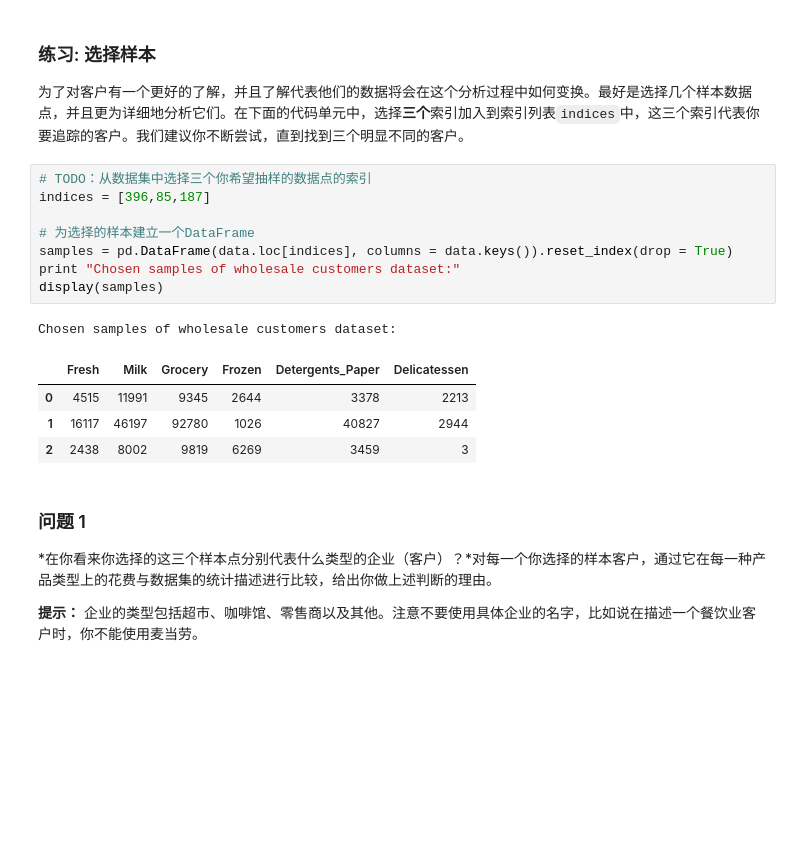
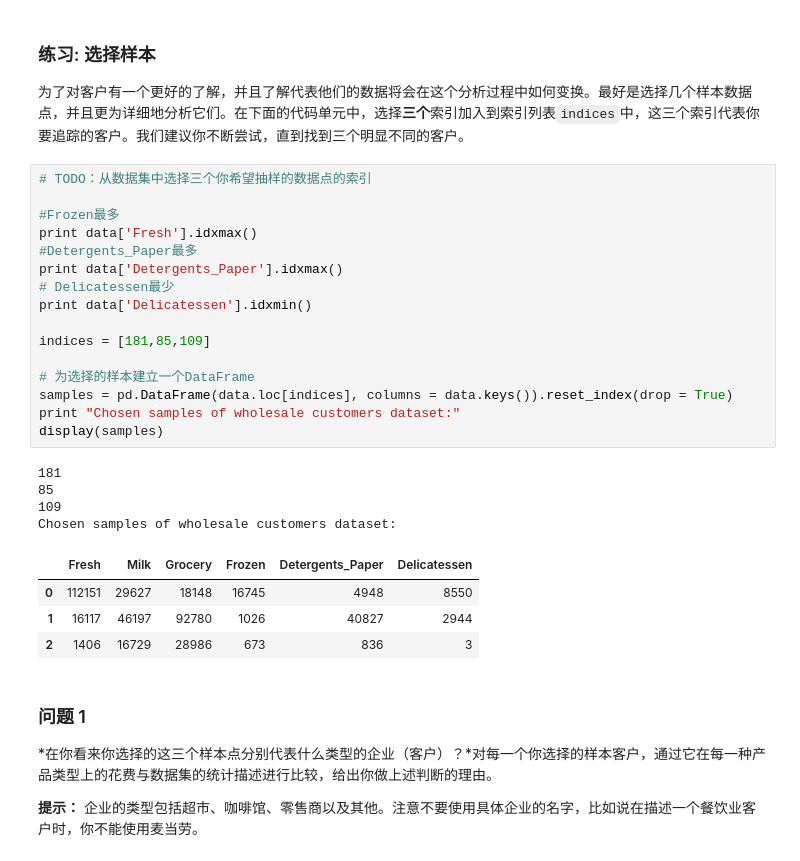
Before and after one commit to xueweiyema/creating_customer_segments, a Jupyter notebook: customer_segments.ipynb, the cells around one changed output. Drawn from its saved outputs; the diff is of its cells as text; blank space fills up the shorter version.

```diff
--- a/customer_segments.ipynb
+++ b/customer_segments.ipynb
@@ -63,18 +63,29 @@ display(data.describe())
 为了对客户有一个更好的了解，并且了解代表他们的数据将会在这个分析过程中如何变换。最好是选择几个样本数据点，并且更为详细地分析它们。在下面的代码单元中，选择**三个**索引加入到索引列表`indices`中，这三个索引代表你要追踪的客户。我们建议你不断尝试，直到找到三个明显不同的客户。
 # %%
 # TODO：从数据集中选择三个你希望抽样的数据点的索引
-indices = [396,85,187]
+
+#Frozen最多
+print data['Fresh'].idxmax()
+#Detergents_Paper最多
+print data['Detergents_Paper'].idxmax()
+# Delicatessen最少
+print data['Delicatessen'].idxmin()
+
+indices = [181,85,109]
 
 # 为选择的样本建立一个DataFrame
 samples = pd.DataFrame(data.loc[indices], columns = data.keys()).reset_index(drop = True)
 print "Chosen samples of wholesale customers dataset:"
 display(samples)
 # %% [output]
+181
+85
+109
 Chosen samples of wholesale customers dataset:
 |  | Fresh | Milk | Grocery | Frozen | Detergents_Paper | Delicatessen |
-| 0 | 4515 | 11991 | 9345 | 2644 | 3378 | 2213 |
+| 0 | 112151 | 29627 | 18148 | 16745 | 4948 | 8550 |
 | 1 | 16117 | 46197 | 92780 | 1026 | 40827 | 2944 |
-| 2 | 2438 | 8002 | 9819 | 6269 | 3459 | 3 |
+| 2 | 1406 | 16729 | 28986 | 673 | 836 | 3 |
 # %% [markdown]
 ### 问题 1
 *在你看来你选择的这三个样本点分别代表什么类型的企业（客户）？*对每一个你选择的样本客户，通过它在每一种产品类型上的花费与数据集的统计描述进行比较，给出你做上述判断的理由。
```
Also changed, not shown: parts of 7 cells of this notebook.
